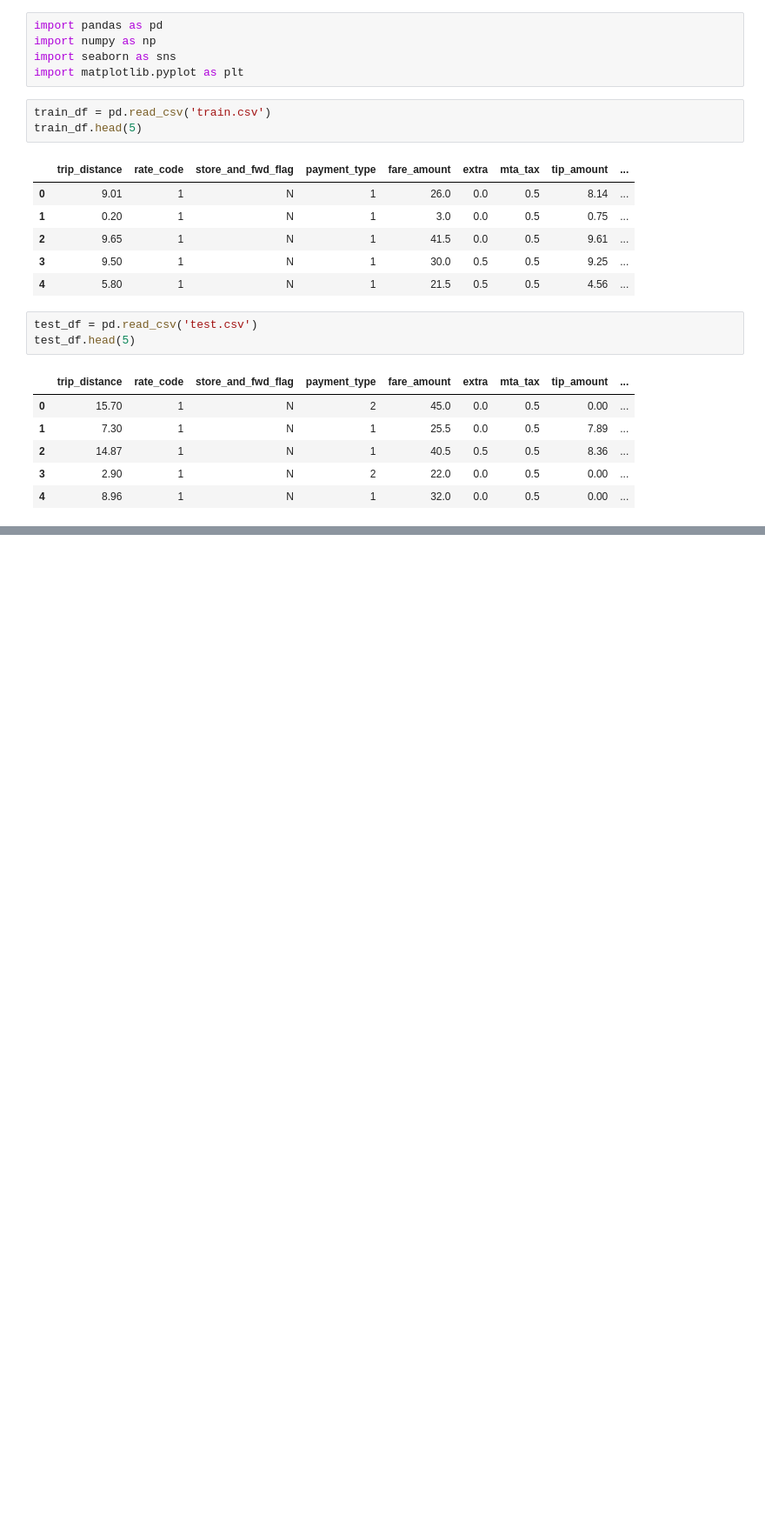
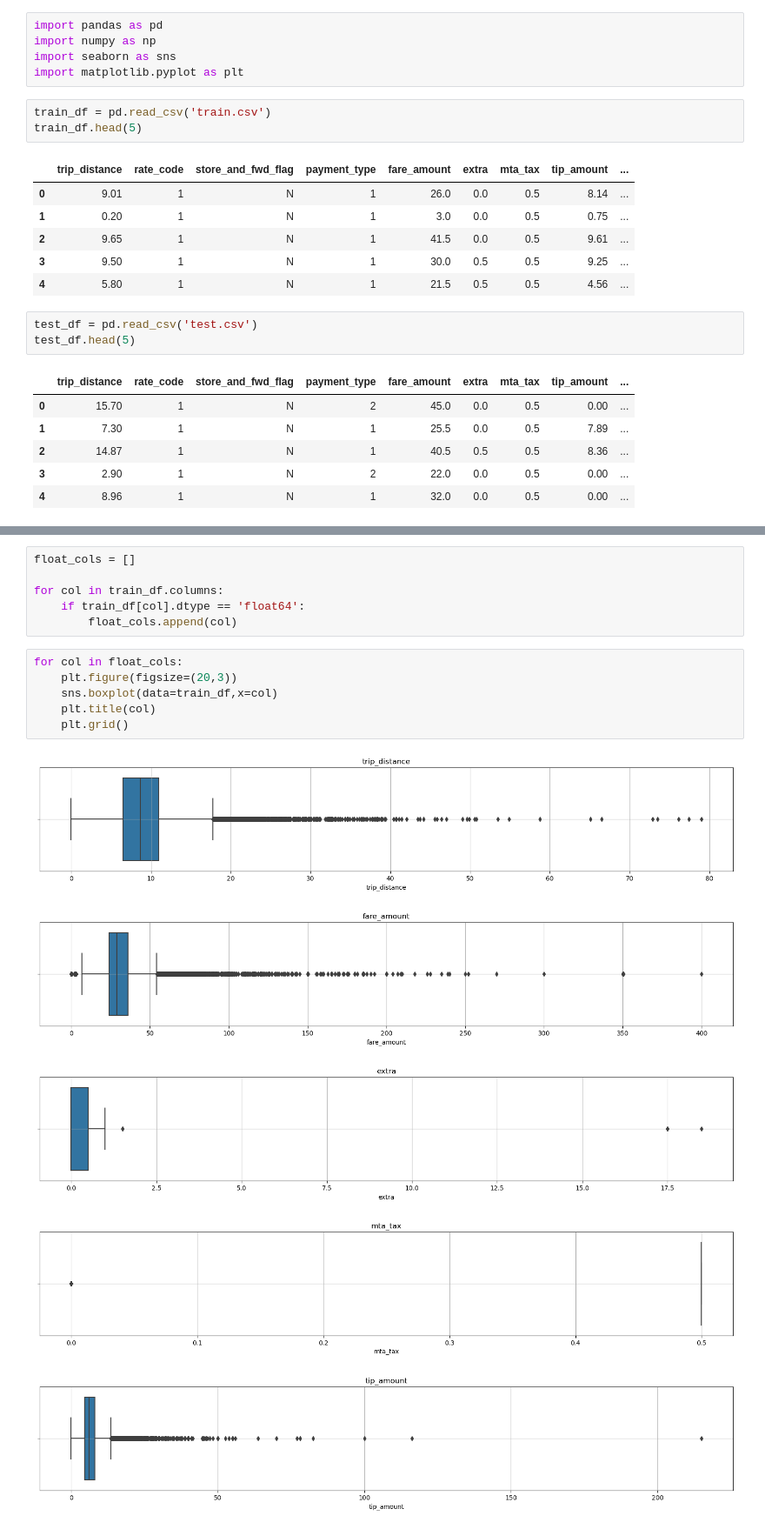
Before and after one commit to Marcos-Verdi/DA_Reg_NYCTaxiData, a Jupyter notebook: nyc_taxi_analysis.ipynb, the cells around one changed output, grey strips where cells are left out. Shown at 87% size. Cells and saved outputs as stored; diff of their text form; blank space fills up the shorter version.

```diff
--- a/nyc_taxi_analysis.ipynb
+++ b/nyc_taxi_analysis.ipynb
@@ -25,0 +158,18 @@ test_df.head(5)
+# %%
+float_cols = []
+
+for col in train_df.columns:
+    if train_df[col].dtype == 'float64':
+        float_cols.append(col)
+# %%
+for col in float_cols:
+    plt.figure(figsize=(20,3))
+    sns.boxplot(data=train_df,x=col)
+    plt.title(col)
+    plt.grid()
+# %% [output]
+[figure, added]
+[figure, added]
+[figure, added]
+[figure, added]
+[figure, added]
```
Also changed, not shown: parts of 21 cells of this notebook.
